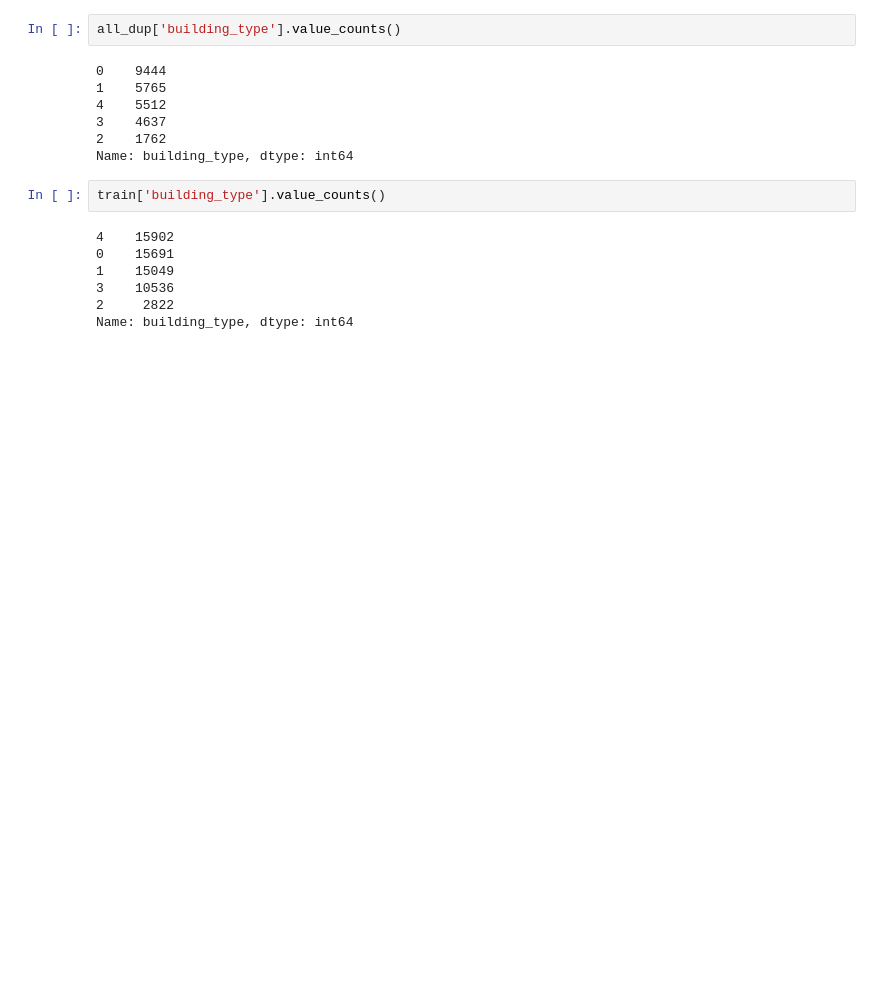
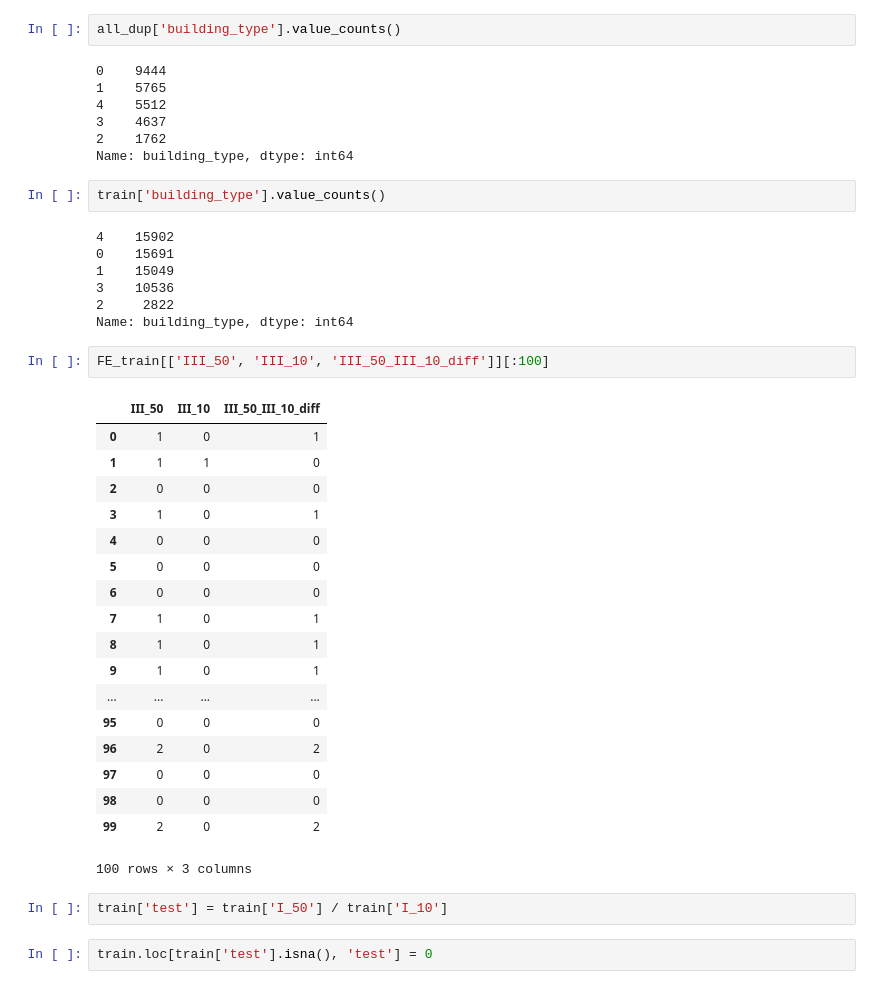
Before and after one commit to phacus/T-Brain_competition_predict_house_price, a Jupyter notebook: FE.ipynb, the cells around one changed output. Saved outputs shown, nothing was run; the diff lists cells and outputs as text; blank space fills up the shorter version.

```diff
--- a/FE.ipynb
+++ b/FE.ipynb
@@ -957,3 +944,28 @@ train['building_type'].value_counts()
 3    10536
 2     2822
 Name: building_type, dtype: int64
+# %%
+FE_train[['III_50', 'III_10', 'III_50_III_10_diff']][:100]
+# %% [output]
+|  | III_50 | III_10 | III_50_III_10_diff |
+| 0 | 1 | 0 | 1 |
+| 1 | 1 | 1 | 0 |
+| 2 | 0 | 0 | 0 |
+| 3 | 1 | 0 | 1 |
+| 4 | 0 | 0 | 0 |
+| 5 | 0 | 0 | 0 |
+| 6 | 0 | 0 | 0 |
+| 7 | 1 | 0 | 1 |
+| 8 | 1 | 0 | 1 |
+| 9 | 1 | 0 | 1 |
+| ... | ... | ... | ... |
+| 95 | 0 | 0 | 0 |
+| 96 | 2 | 0 | 2 |
+| 97 | 0 | 0 | 0 |
+| 98 | 0 | 0 | 0 |
+| 99 | 2 | 0 | 2 |
+100 rows × 3 columns
+# %%
+train['test'] = train['I_50'] / train['I_10']
+# %%
+train.loc[train['test'].isna(), 'test'] = 0
```
Also changed, not shown: parts of 12 cells of this notebook, 2 other files.
